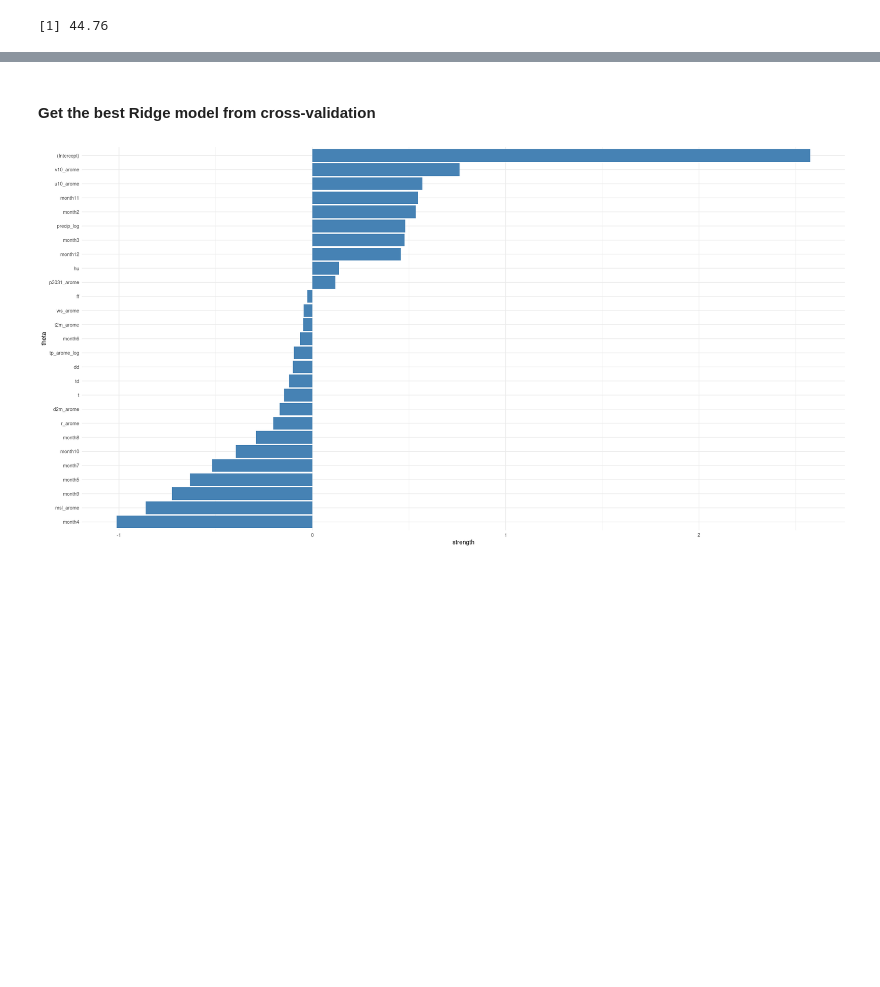
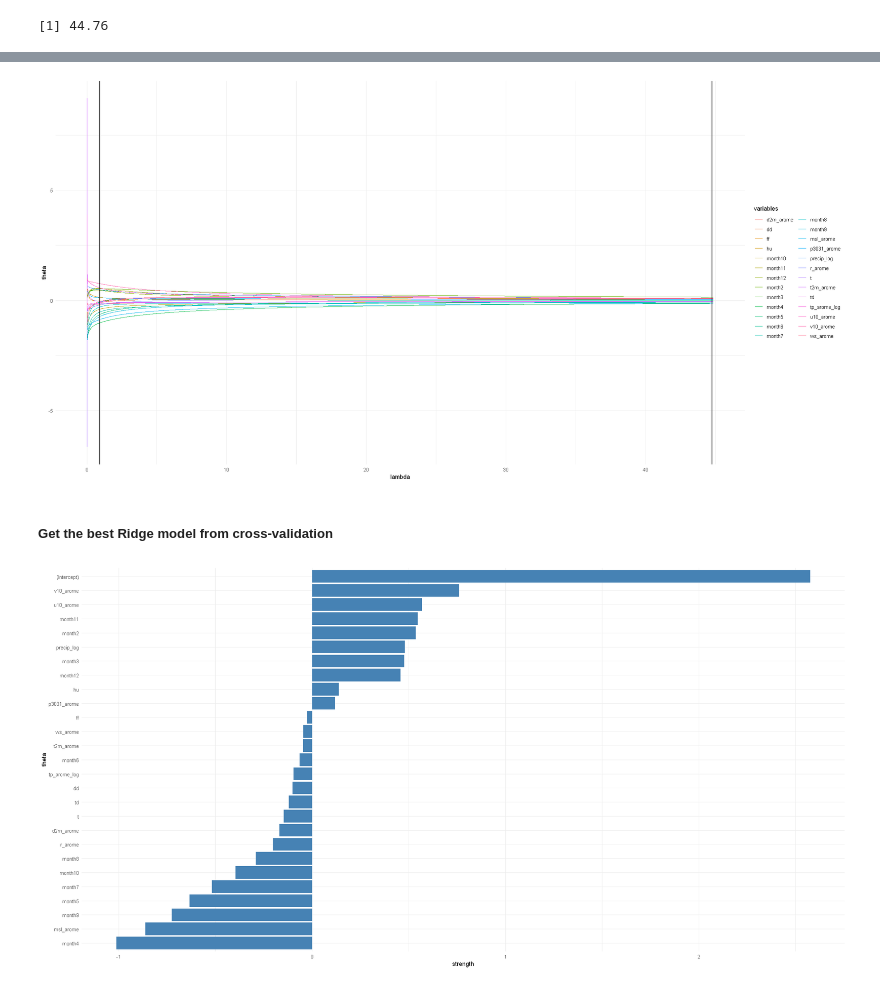
Before and after one commit to NguyenHai7120/4A-MachineLearning-Project, a Jupyter notebook: Regression-R.ipynb, the cells around one changed output, grey strips where cells are left out. Saved outputs shown, nothing was run; the diff lists cells and outputs as text; code cells hidden in the pictures; blank space fills up the shorter version.

```diff
--- a/Regression-R.ipynb
+++ b/Regression-R.ipynb
@@ -820,4 +757,6 @@ plt.ridge = plt.ridge +
   geom_vline(xintercept = ridge_cv$lambda.min, color = "black", size=.8) +
   geom_vline(xintercept = ridge_cv$lambda.1se, color = "black", size=.8) +
   xlim(c(0,ridge_cv$lambda.1se + 0.1))
+plt.ridge
 # ggplotly(plt.ridge)
+# %% [output]
@@ -824,5 +765,6 @@ plt.ridge = plt.ridge +
+[figure, added]
 # %% [markdown]
-#### Get the best Ridge model from cross-validation
+##### Get the best Ridge model from cross-validation
 # %%
 ridge.lamb.min = ridge_cv$lambda.min
 ridge.lamb.1se = ridge_cv$lambda.1se
```
Also changed, not shown: parts of 92 cells of this notebook, 1 other file.
